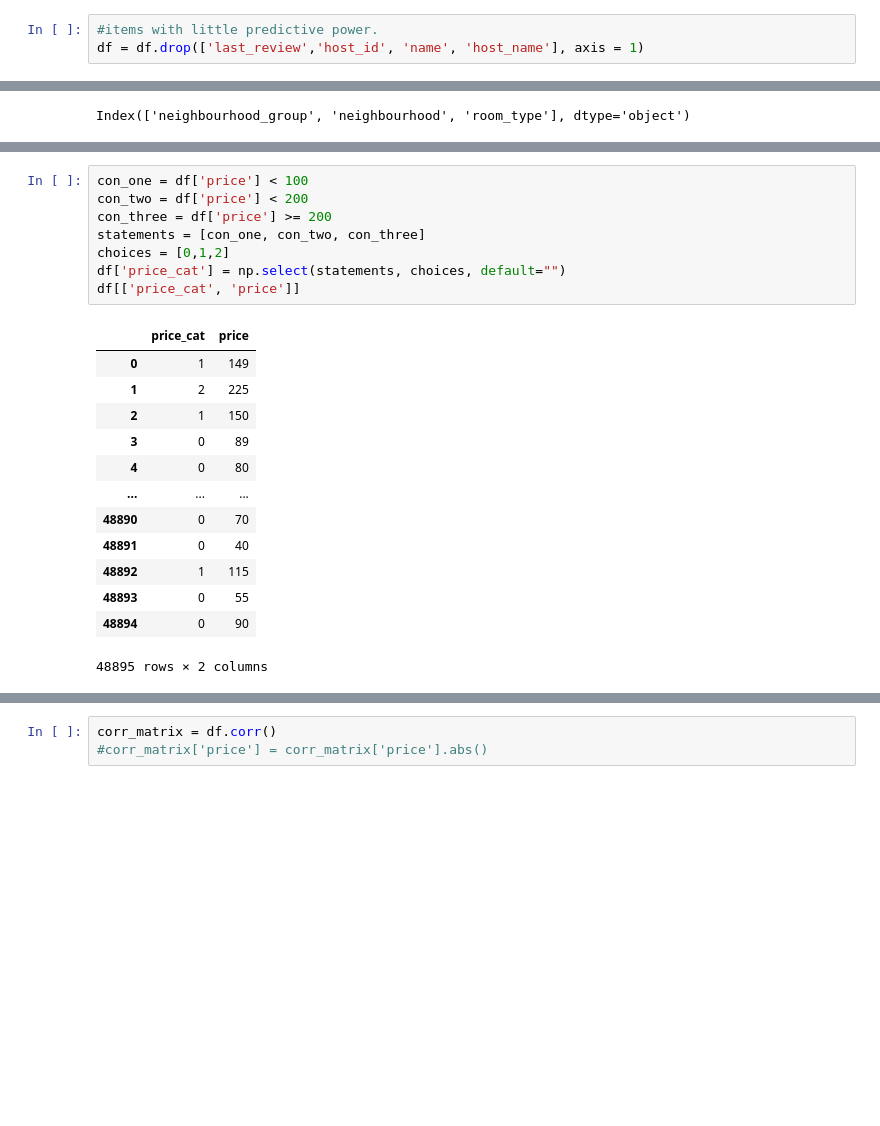
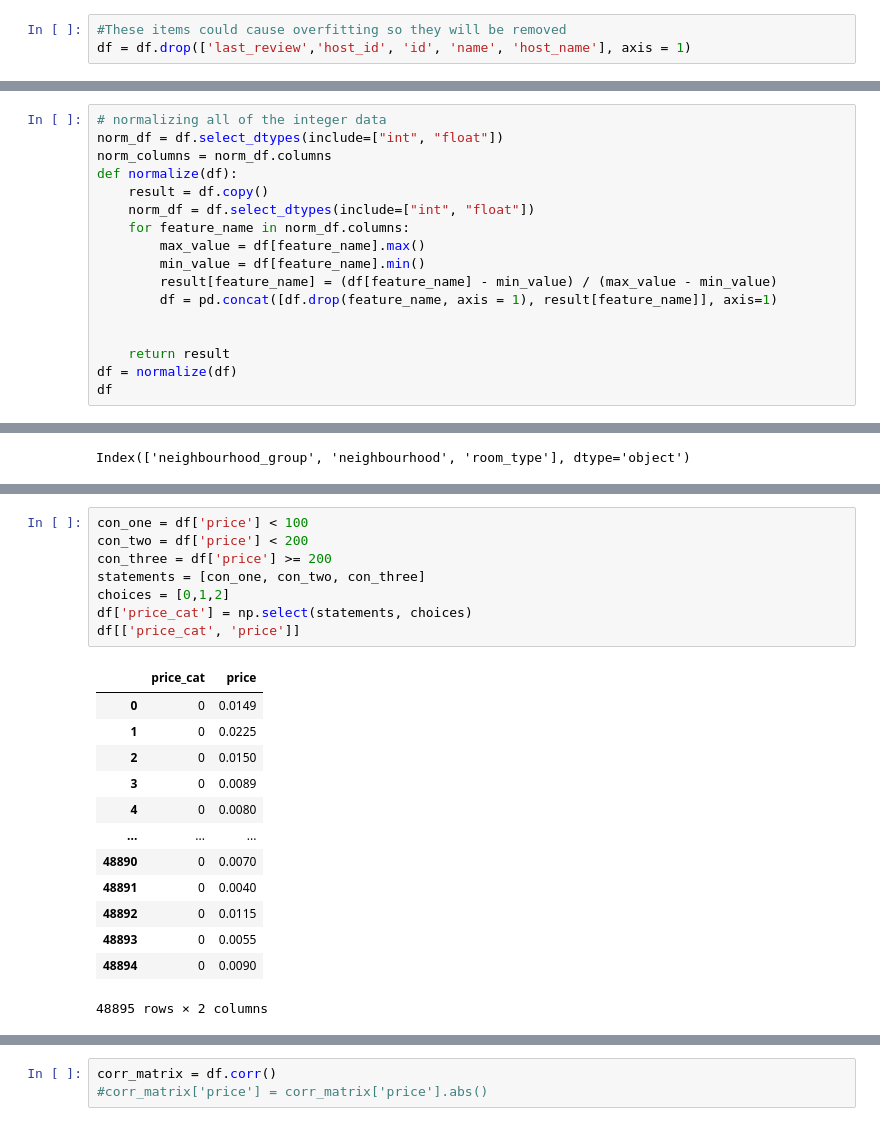
Before and after one commit to akniels/new_york_airbnb, a Jupyter notebook: Full_analysis.ipynb, the cells around one changed output, grey strips where cells are left out. Saved outputs shown, nothing was run; the diff lists cells and outputs as text; blank space fills up the shorter version.

```diff
--- a/Full_analysis.ipynb
+++ b/Full_analysis.ipynb
@@ -66,4 +113,4 @@ dtype: float64
 # %%
-#items with little predictive power.
-df = df.drop(['last_review','host_id', 'name', 'host_name'], axis = 1)
+#These items could cause overfitting so they will be removed
+df = df.drop(['last_review','host_id', 'id', 'name', 'host_name'], axis = 1)
 # %%
@@ -84,3 +132,20 @@ reviews_per_month                 0.0
 calculated_host_listings_count    0.0
 availability_365                  0.0
 dtype: float64
+# %%
+# normalizing all of the integer data
+norm_df = df.select_dtypes(include=["int", "float"])
+norm_columns = norm_df.columns
+def normalize(df):
+    result = df.copy()
+    norm_df = df.select_dtypes(include=["int", "float"])
+    for feature_name in norm_df.columns:
+        max_value = df[feature_name].max()
+        min_value = df[feature_name].min()
+        result[feature_name] = (df[feature_name] - min_value) / (max_value - min_value)
+        df = pd.concat([df.drop(feature_name, axis = 1), result[feature_name]], axis=1)
+
+
+    return result
+df = normalize(df)
+df
@@ -153,24 +231,24 @@ plt.hist(new)
 # %%
 con_one = df['price'] < 100
 con_two = df['price'] < 200
 con_three = df['price'] >= 200
 statements = [con_one, con_two, con_three]
 choices = [0,1,2]
-df['price_cat'] = np.select(statements, choices, default="")
+df['price_cat'] = np.select(statements, choices)
 df[['price_cat', 'price']]
 # %% [output]
 |  | price_cat | price |
-| 0 | 1 | 149 |
-| 1 | 2 | 225 |
-| 2 | 1 | 150 |
-| 3 | 0 | 89 |
-| 4 | 0 | 80 |
+| 0 | 0 | 0.0149 |
+| 1 | 0 | 0.0225 |
+| 2 | 0 | 0.0150 |
+| 3 | 0 | 0.0089 |
+| 4 | 0 | 0.0080 |
 | ... | ... | ... |
-| 48890 | 0 | 70 |
-| 48891 | 0 | 40 |
-| 48892 | 1 | 115 |
-| 48893 | 0 | 55 |
-| 48894 | 0 | 90 |
+| 48890 | 0 | 0.0070 |
+| 48891 | 0 | 0.0040 |
+| 48892 | 0 | 0.0115 |
+| 48893 | 0 | 0.0055 |
+| 48894 | 0 | 0.0090 |
 48895 rows × 2 columns
 # %%
 y = df['price_cat']
```
Also changed, not shown: parts of 21 cells of this notebook.
